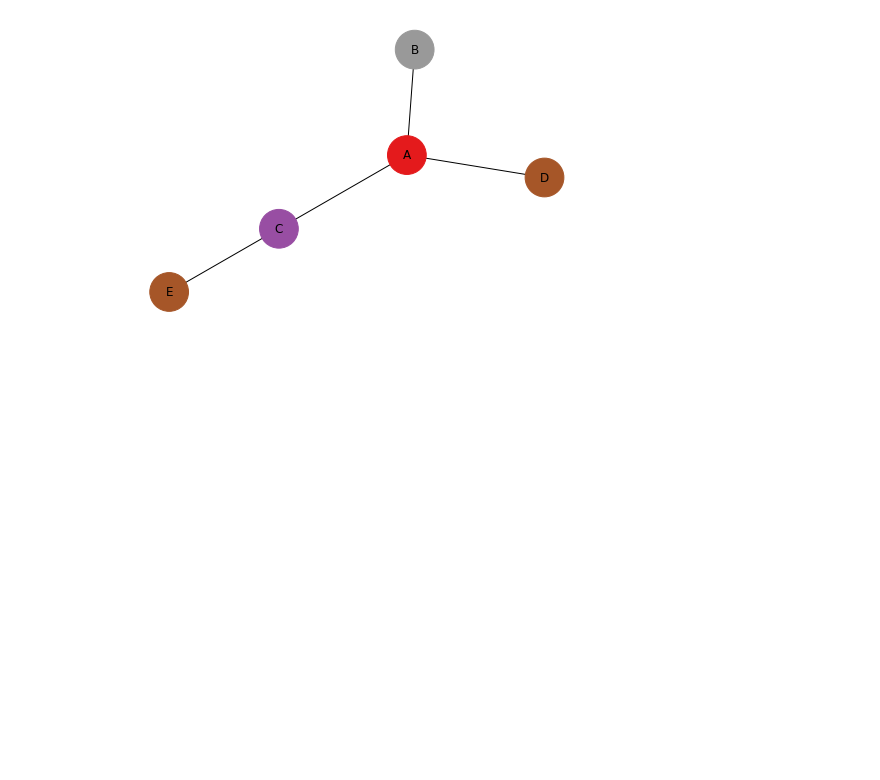
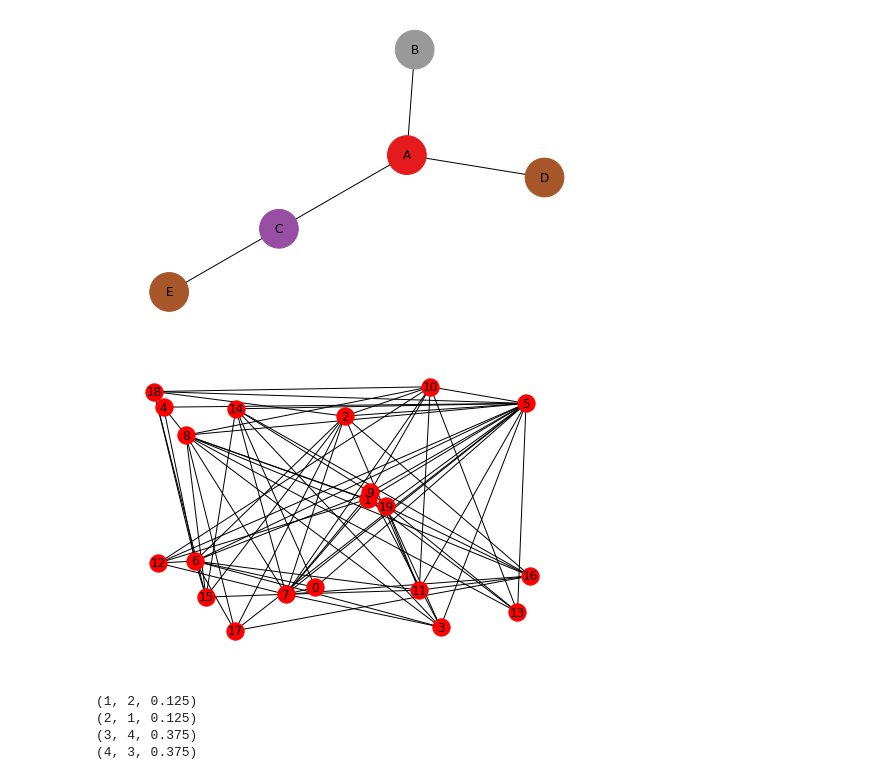
Before and after one commit to ionut94/AutomatedDialogGames, a Jupyter notebook: ADGMaster.ipynb, the cells around one changed output. Saved outputs shown, nothing was run; the diff lists cells and outputs as text; code cells hidden in the pictures; blank space fills up the shorter version.

```diff
--- a/ADGMaster.ipynb
+++ b/ADGMaster.ipynb
@@ -54,0 +61,14 @@ nx.draw(G, with_labels=True, node_color=carac['myvalue'].cat.codes, cmap=plt.cm.
+# %%
+G.add_nodes_from(H)
+# %%
+G.add_node(H)
+# %%
+G.add_edge(1,2)
+e=(2,3)
+G.add_edge(*e)
+# %%
+G.add_edges_from([(2,5),(2,4),(2,2)])
+# %%
+nx.draw_random(G, with_labels=True)
+# %% [output]
+[figure, added]
@@ -54,0 +79,10 @@ nx.draw(G, with_labels=True, node_color=carac['myvalue'].cat.codes, cmap=plt.cm.
+# %%
+for n,nbrs in FG.adjacency():
+    for nbr, eattr in nbrs.items():
+        data = eattr['weight']
+        if data < 0.5: print('(%d, %d, %.3f)' % (n,nbr,data))
+# %% [output]
+(1, 2, 0.125)
+(2, 1, 0.125)
+(3, 4, 0.375)
+(4, 3, 0.375)
```
Also changed, not shown: parts of 9 cells of this notebook.
